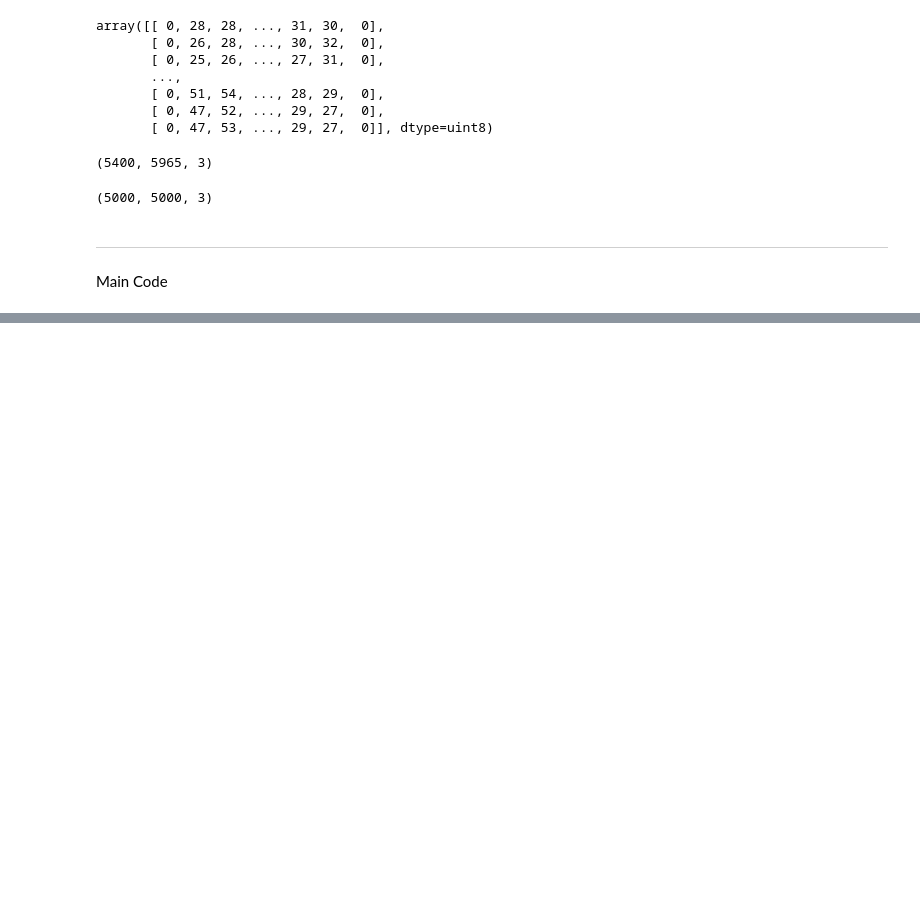
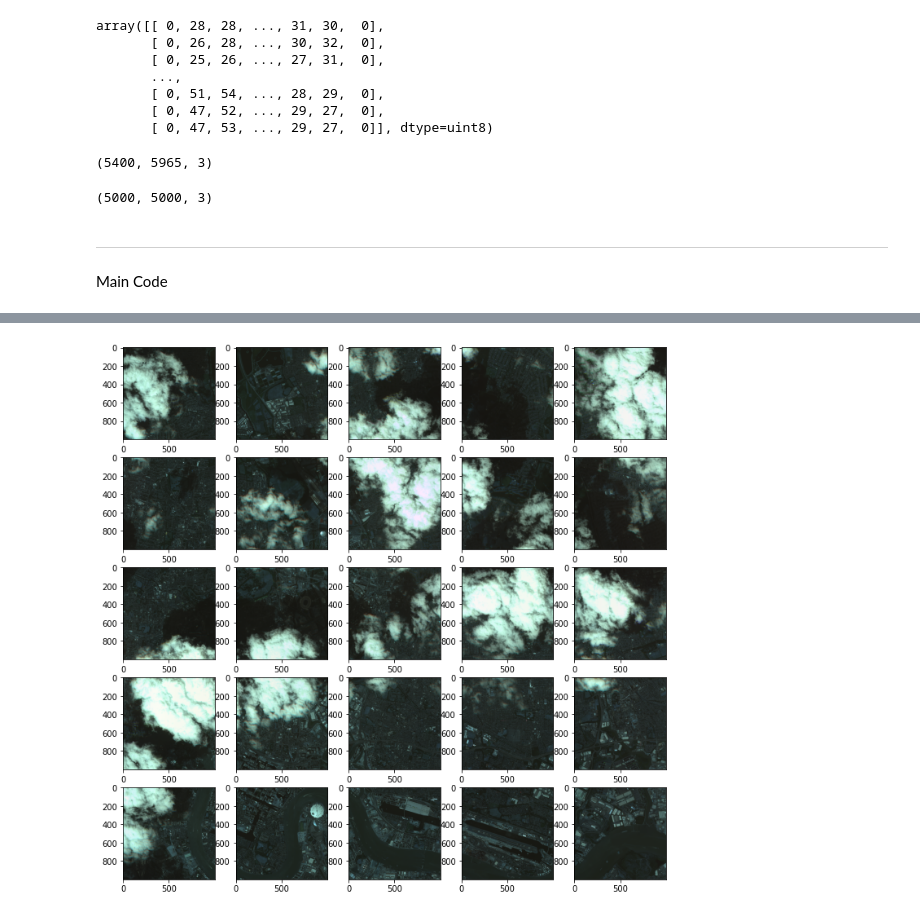
Before and after one commit to TEAM-LuckyDay/Cloud_segmentation, a Jupyter notebook: img_patch_code.ipynb, the cells around one changed output, grey strips where cells are left out. Saved outputs shown, nothing was run; the diff lists cells and outputs as text; code cells hidden in the pictures; blank space fills up the shorter version.

```diff
--- a/img_patch_code.ipynb
+++ b/img_patch_code.ipynb
@@ -121,0 +178,4 @@ run = image_processing(rgb_img)
+# %%
+run.confirm_patch(patch_img_dir_path, 2)
+# %% [output]
+[figure, added]
```
Also changed, not shown: parts of 7 cells of this notebook.
